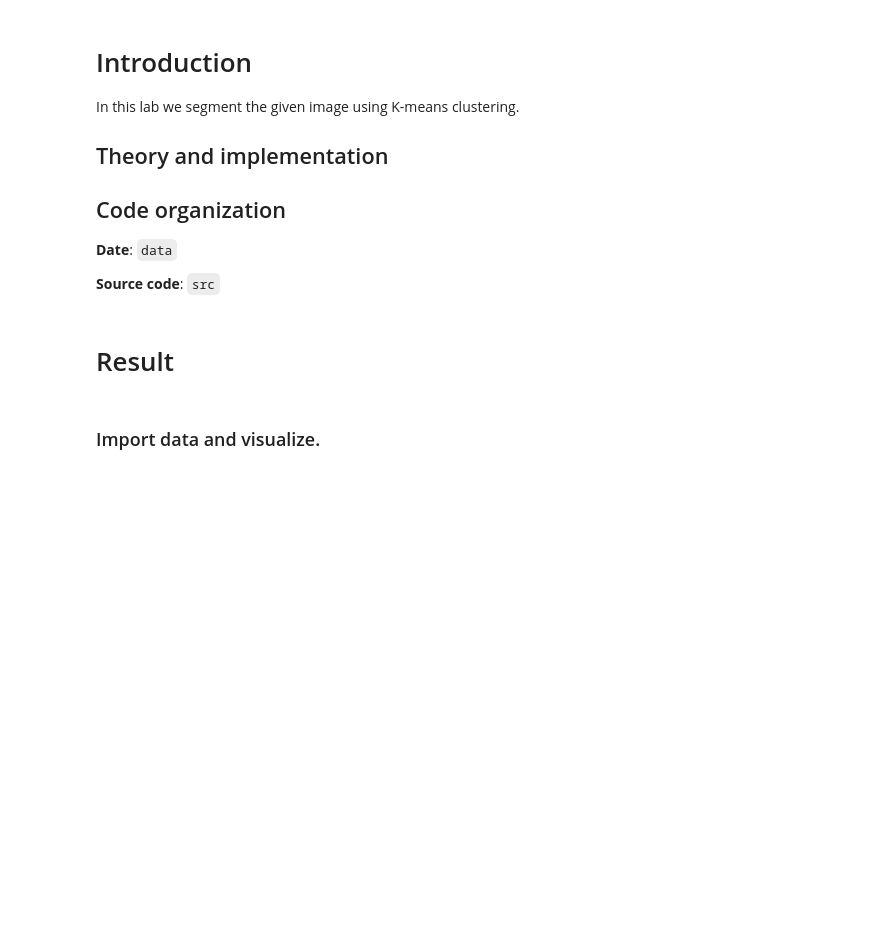
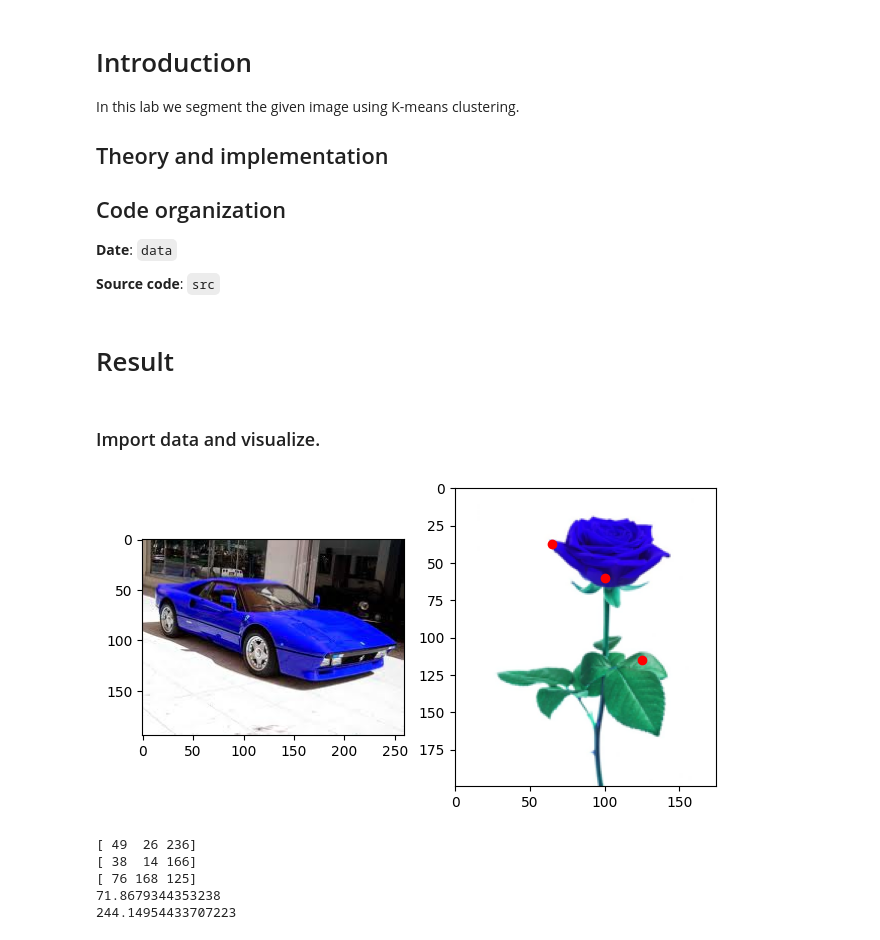
Before and after one commit to kramasamy90/image-signal-processing, a Jupyter notebook: Lab9/lab9.ipynb, the cells around one changed output. Drawn from its saved outputs; the diff is of its cells as text; code cells hidden in the pictures; blank space fills up the shorter version.

```diff
--- a/Lab9/lab9.ipynb
+++ b/Lab9/lab9.ipynb
@@ -42 +43,26 @@ flower = cv.imread('data/flower.png')
+# %%
+fig, axs = plt.subplots(1, 2)
+axs[0].imshow(imgs[0])
+axs[1].imshow(imgs[1])
+axs[1].plot([65], [37], 'o', color='red')
+axs[1].plot([100], [60], 'o', color='red')
+axs[1].plot([125], [115], 'o', color='red')
+fig.tight_layout()
+# %% [output]
+[figure, added]
+# %%
+print(flower[37, 65])
+print(flower[60, 100])
+print(flower[115, 125])
+p1 = flower[37, 65]
+p2 = flower[60, 100]
+p3 = flower[115, 125]
+print(np.linalg.norm(p1 - p2))
+print(np.linalg.norm(p2 - p3))
+# %% [output]
+[ 49  26 236]
+[ 38  14 166]
+[ 76 168 125]
+71.8679344353238
+244.14954433707223
 # %%
```
Also changed, not shown: parts of 11 cells of this notebook, 3 other files.
